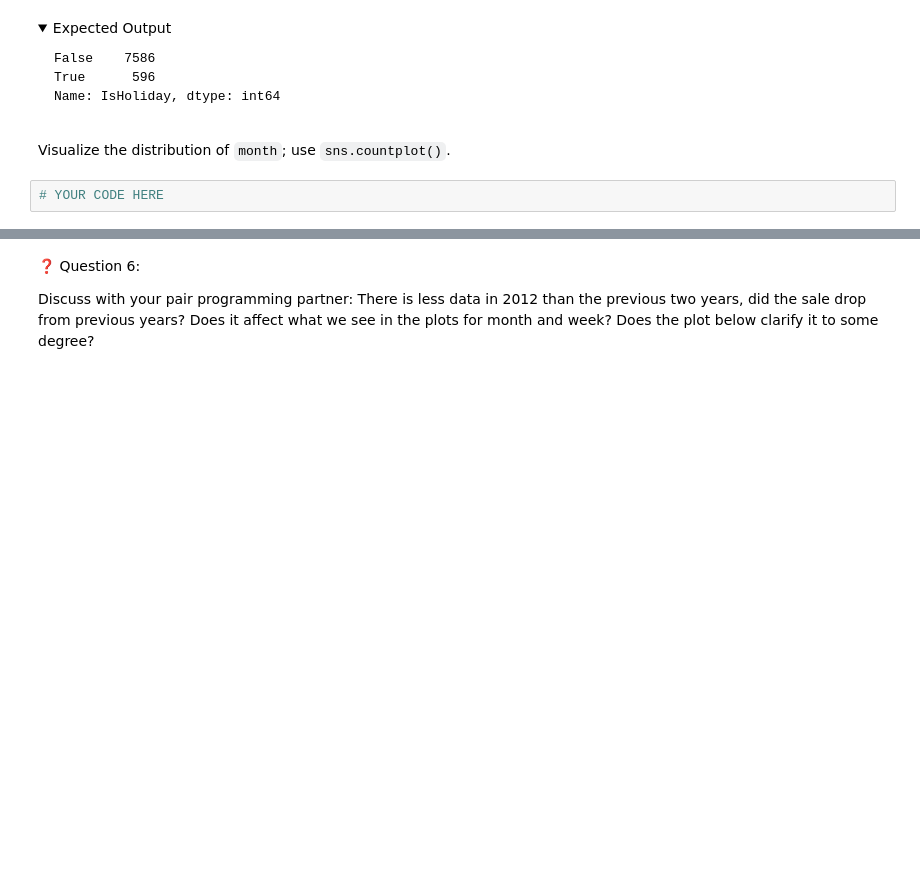
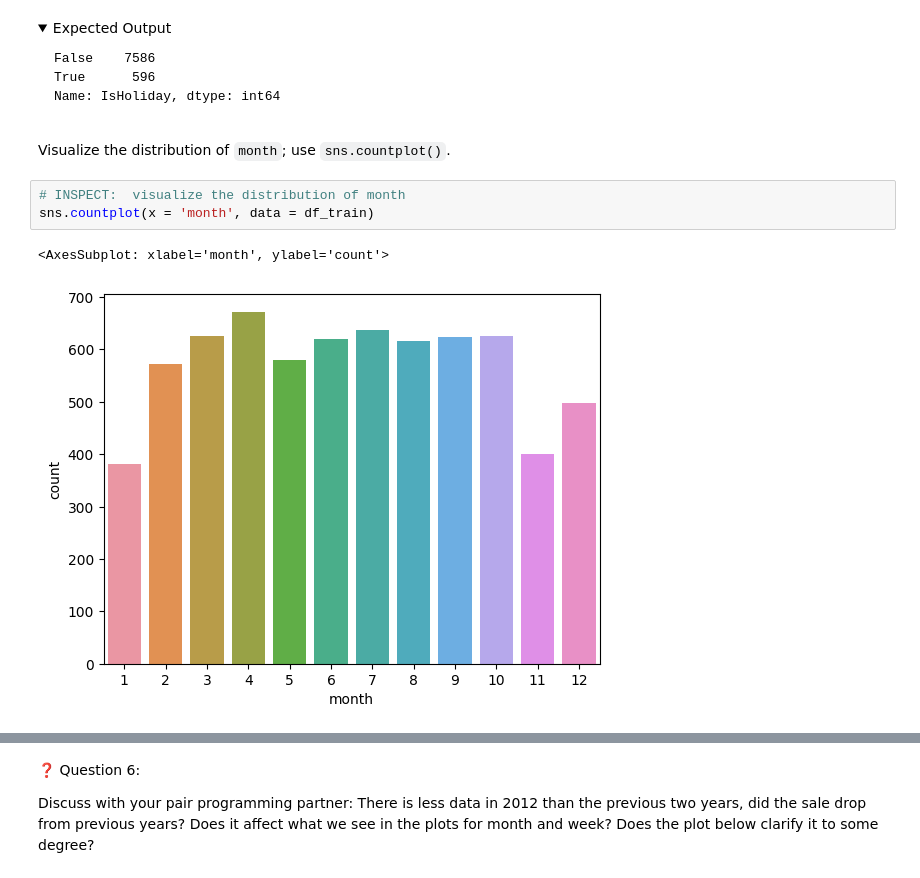
Before and after one commit to kidcoconut/fourthbrain, a Jupyter notebook: .assignments/week4_data_eng/nb/walmart-sales-data.ipynb, the cells around one changed output, grey strips where cells are left out. Saved outputs shown, nothing was run; the diff lists cells and outputs as text; folded sections open; blank space fills up the shorter version.

```diff
--- a/.assignments/week4_data_eng/nb/walmart-sales-data.ipynb
+++ b/.assignments/week4_data_eng/nb/walmart-sales-data.ipynb
@@ -463,5 +627,9 @@ Name: IsHoliday, dtype: int64
 # %% [markdown]
 Visualize the distribution of `month`; use `sns.countplot()`.
 # %%
-# YOUR CODE HERE
+# INSPECT:  visualize the distribution of month
+sns.countplot(x = 'month', data = df_train)
+# %% [output]
+<AxesSubplot: xlabel='month', ylabel='count'>
+[figure, added]
 # %%
```
Also changed, not shown: parts of 30 cells of this notebook.
